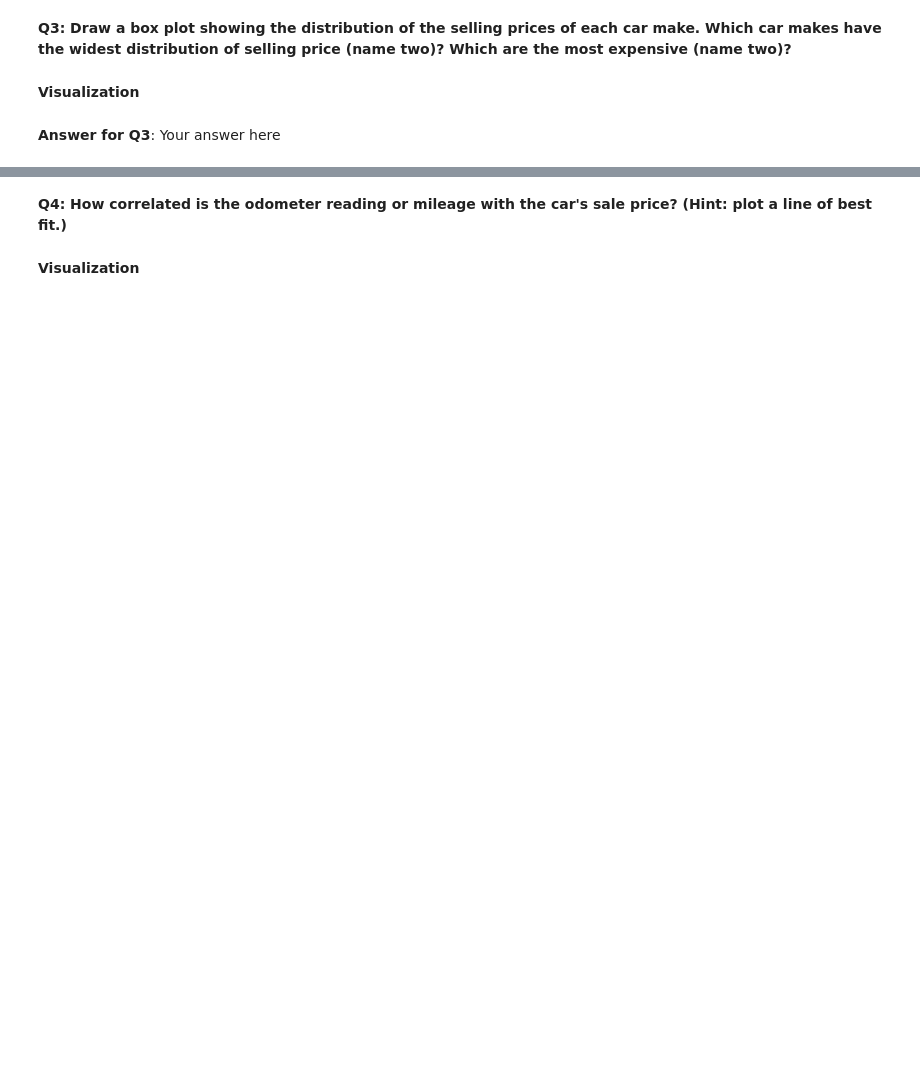
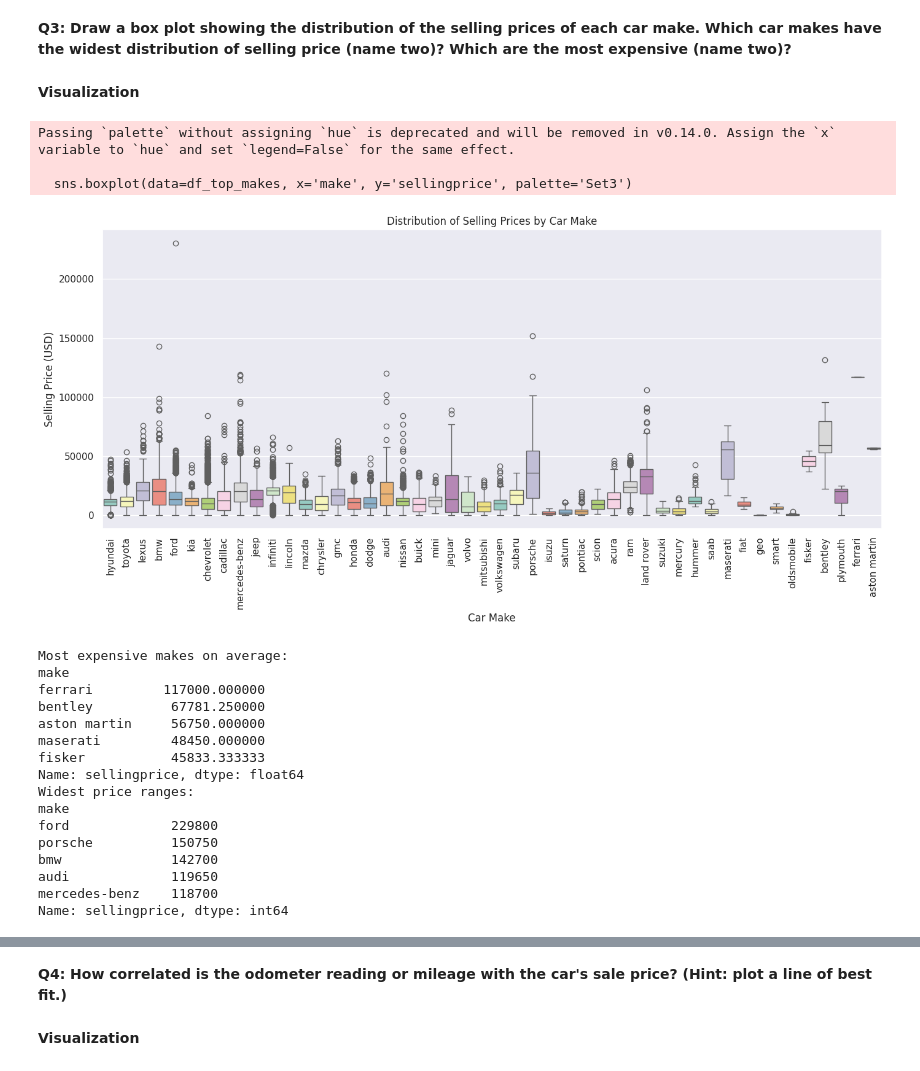
Before and after one commit to Michael-O-Sky/DataMining-Summer, a Jupyter notebook: Regression_Mini_Project.ipynb, the cells around one changed output, grey strips where cells are left out. Cells and saved outputs as stored; diff of their text form; code cells hidden in the pictures; blank space fills up the shorter version.

```diff
--- a/Regression_Mini_Project.ipynb
+++ b/Regression_Mini_Project.ipynb
@@ -117,5 +243,47 @@ plt.tight_layout()
 **Q3: Draw a box plot showing the distribution of the selling prices of each car make. Which car makes have the widest distribution of selling price (name two)? Which are the most expensive (name two)?**
 # %% [markdown]
 **Visualization**
-# %% [markdown]
-**Answer for Q3**: Your answer here
+# %%
+df['make'] = df['make'].astype(str).str.strip().str.lower()
+# Get top 10 most frequent car makes
+top_makes = df['make'].value_counts().nlargest(50).index
+
+# Filter the DataFrame to include only those makes
+df_top_makes = df[df['make'].isin(top_makes)]
+plt.figure(figsize=(14, 7))
+sns.boxplot(data=df_top_makes, x='make', y='sellingprice', palette='Set3')
+plt.title('Distribution of Selling Prices by Car Make')
+plt.xlabel('Car Make')
+plt.ylabel('Selling Price (USD)')
+plt.xticks(rotation=90)
+plt.tight_layout()
+plt.show()
+# Calculate price range for each make (max - min)
+average_price = df.groupby('make')['sellingprice'].mean().sort_values(ascending=False)
+print("Most expensive makes on average:")
+print(average_price.head(5))
+price_range = df.groupby('make')['sellingprice'].agg(lambda x: x.max() - x.min())
+price_range = price_range.sort_values(ascending=False)
+print("Widest price ranges:")
+print(price_range.head(5))
+# %% [output]
+Passing `palette` without assigning `hue` is deprecated and will be removed in v0.14.0. Assign the `x` variable to `hue` and set `legend=False` for the same effect.
+
+  sns.boxplot(data=df_top_makes, x='make', y='sellingprice', palette='Set3')
+[figure, added]
+Most expensive makes on average:
+make
+ferrari         117000.000000
+bentley          67781.250000
+aston martin     56750.000000
+maserati         48450.000000
+fisker           45833.333333
+Name: sellingprice, dtype: float64
+Widest price ranges:
+make
+ford             229800
+porsche          150750
+bmw              142700
+audi             119650
+mercedes-benz    118700
+Name: sellingprice, dtype: int64
```
Also changed, not shown: parts of 21 cells of this notebook.
